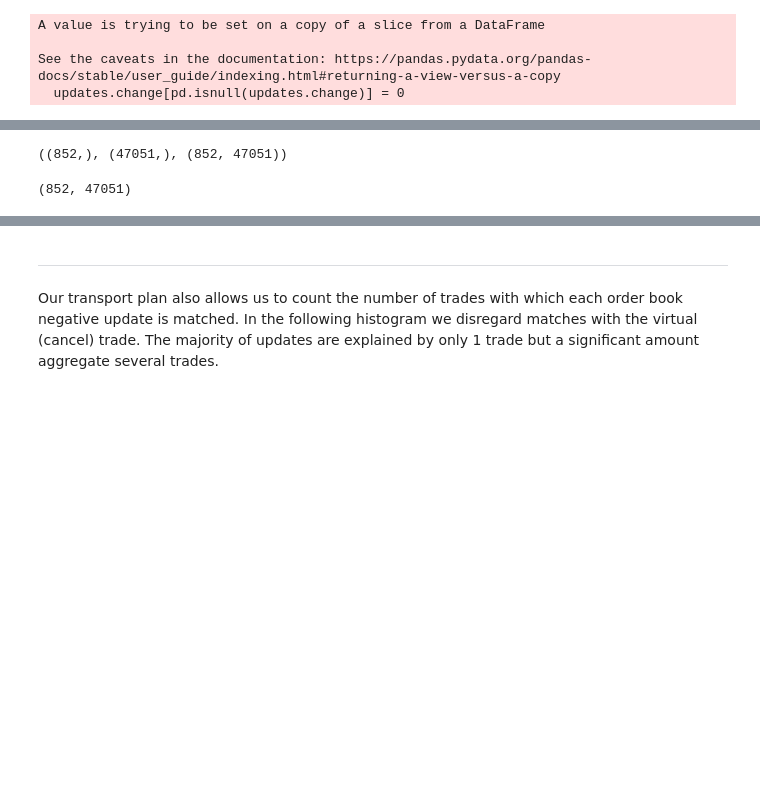
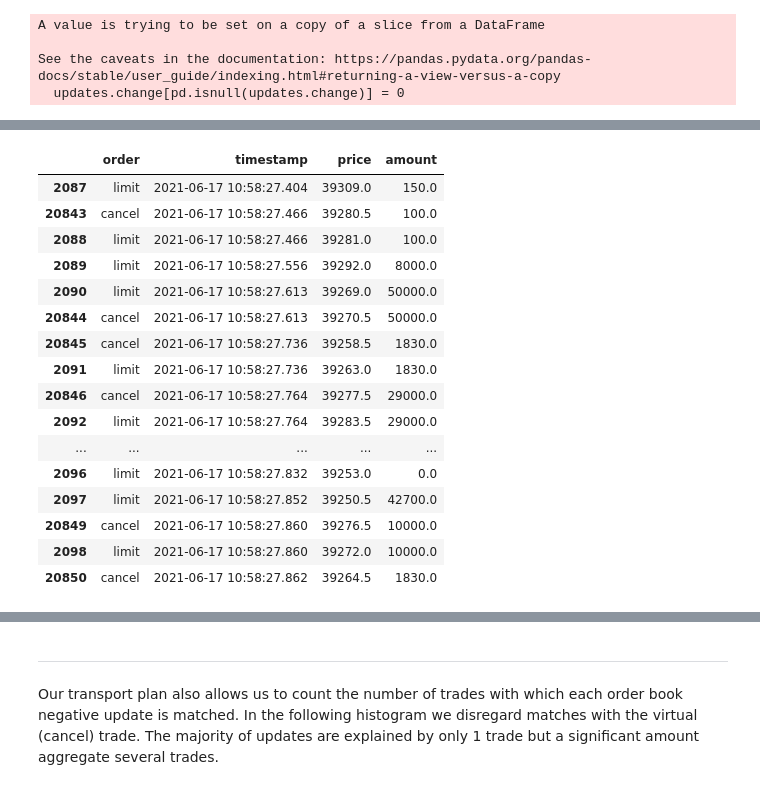
Before and after one commit to ltricot/notebooks, a Jupyter notebook: quant/Reconstructing the order flow with optimal transport.ipynb, the cells around one changed output, grey strips where cells are left out. Drawn from its saved outputs; the diff is of its cells as text; code cells hidden in the pictures; blank space fills up the shorter version.

```diff
--- a/quant/Reconstructing the order flow with optimal transport.ipynb
+++ b/quant/Reconstructing the order flow with optimal transport.ipynb
@@ -260,10 +269 @@ updates
-# %%
-# only work on one side of the order book
-direction = 'buy'
-trades = trades[trades.direction == direction]
-updates = updates[updates.direction == ('buy' if direction == 'sell' else 'sell')]
-
-# all positive updates are limit orders
-updates = updates[updates.change < 0]
-updates.change = - updates.change
 # %% [markdown]
@@ -272,28 +270 @@ updates.change = - updates.change
 To solve our problem we now only need to create the $a$ and $l$ vectors, and the $C$ cost matrix. We can then invoke an optimal transport package and reconstruct $T$.
-# %%
-import numpy as np
-
-# n and m are negative updates and trades (including virtual)
-n = updates.change.to_numpy()
-m = trades.change.to_numpy()
-m = np.append(m, (n.sum() - m.sum(),))  #  add enough cancel potential to explain all updates
-assert n.sum() == m.sum()
-
-# loss matrix C is abs(time difference) + inf * abs(price difference)
-tdiff = (trades.timestamp.values[:, np.newaxis] - updates.timestamp.values[np.newaxis, :])
-pdiff = (trades.price.values[:, np.newaxis] - updates.price.values[np.newaxis, :])
-C = np.abs(tdiff.astype(float)) + np.where(np.abs(pdiff.astype(float)) == 0, 0, 100000000000)
-
-# add virtual trade cost (0)
-C = np.vstack((C, [np.zeros_like(n)]))
-
-m.shape, n.shape, C.shape
-# %% [output]
-((852,), (47051,), (852, 47051))
-# %%
-import ot
-
-T = ot.emd(m, n, C)  # transport plan
-T.shape
-# %% [output]
-(852, 47051)
@@ -299,0 +316,20 @@ T.shape
+# %%
+orders.iloc[3140:3160]
+# %% [output]
+|  | order | timestamp | price | amount |
+| 2087 | limit | 2021-06-17 10:58:27.404 | 39309.0 | 150.0 |
+| 20843 | cancel | 2021-06-17 10:58:27.466 | 39280.5 | 100.0 |
+| 2088 | limit | 2021-06-17 10:58:27.466 | 39281.0 | 100.0 |
+| 2089 | limit | 2021-06-17 10:58:27.556 | 39292.0 | 8000.0 |
+| 2090 | limit | 2021-06-17 10:58:27.613 | 39269.0 | 50000.0 |
+| 20844 | cancel | 2021-06-17 10:58:27.613 | 39270.5 | 50000.0 |
+| 20845 | cancel | 2021-06-17 10:58:27.736 | 39258.5 | 1830.0 |
+| 2091 | limit | 2021-06-17 10:58:27.736 | 39263.0 | 1830.0 |
+| 20846 | cancel | 2021-06-17 10:58:27.764 | 39277.5 | 29000.0 |
+| 2092 | limit | 2021-06-17 10:58:27.764 | 39283.5 | 29000.0 |
+| ... | ... | ... | ... | ... |
+| 2096 | limit | 2021-06-17 10:58:27.832 | 39253.0 | 0.0 |
+| 2097 | limit | 2021-06-17 10:58:27.852 | 39250.5 | 42700.0 |
+| 20849 | cancel | 2021-06-17 10:58:27.860 | 39276.5 | 10000.0 |
+| 2098 | limit | 2021-06-17 10:58:27.860 | 39272.0 | 10000.0 |
+| 20850 | cancel | 2021-06-17 10:58:27.862 | 39264.5 | 1830.0 |
```
Also changed, not shown: parts of 33 cells of this notebook, 10 other files.
